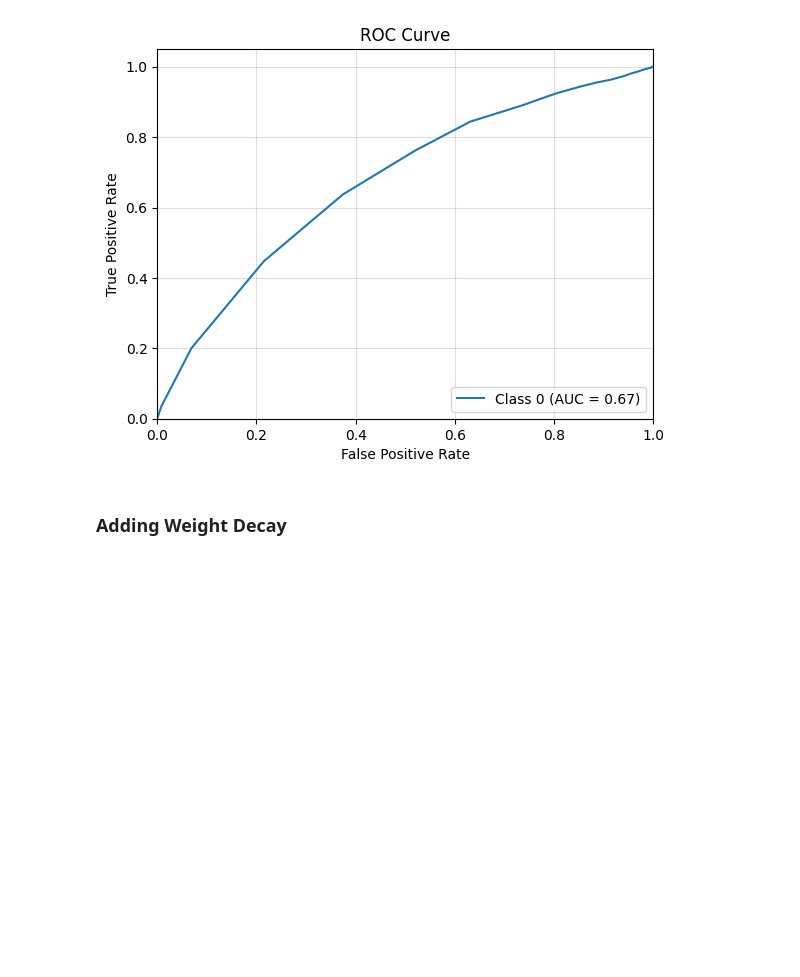
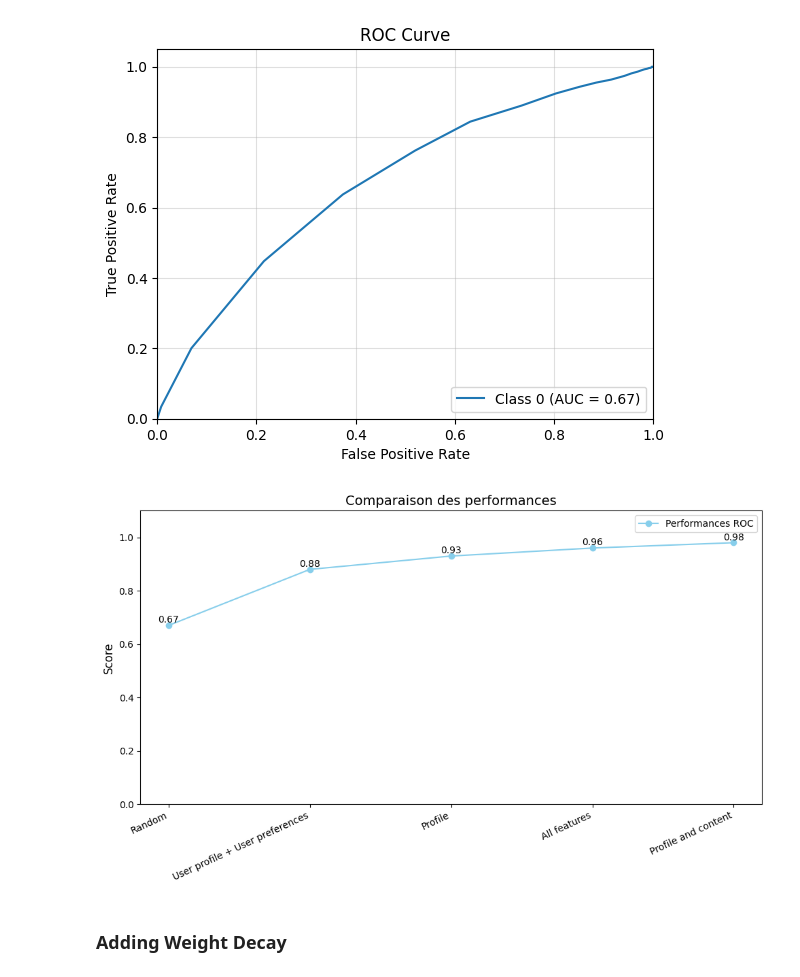
Before and after one commit to greglcr/GeometricDL, a Jupyter notebook: dataprocess.ipynb, the cells around one changed output. Cells and saved outputs as stored; diff of their text form; code cells hidden in the pictures; blank space fills up the shorter version.

Commit message:
score

```diff
--- a/dataprocess.ipynb
+++ b/dataprocess.ipynb
@@ -594,6 +594,33 @@ Epoch: 199, Loss: 0.7450, Train: 0.5101, Val: 0.4853, Test: 0.4992
 plot_roc_curve(test_loader,modelR)
 # %% [output]
 [figure]
+# %%
+import matplotlib.pyplot as plt
+
+labels = [
+    "Random",
+    "User profile + User preferences",
+    "Profile",
+    "All features",
+    "Profile and content"
+]
+values = [0.67, 0.88, 0.93,0.96,0.98]
+
+x_indices = range(len(labels))
+
+plt.figure(figsize=(10, 6))
+plt.plot(x_indices, values, marker='o', linestyle='-', color='skyblue', label='Performances ROC')
+for i, v in enumerate(values):
+    plt.text(i, v + 0.01, f"{v:.2f}", ha='center', fontsize=10)
+plt.title("Comparaison des performances", fontsize=14)
+plt.ylabel("Score", fontsize=12)
+plt.ylim(0, 1.1)
+plt.xticks(ticks=x_indices, labels=labels, rotation=25, ha='right', fontsize=10)
+plt.legend()
+plt.tight_layout()
+plt.show()
+# %% [output]
+[figure, added]
 # %% [markdown]
 ### Adding Weight Decay
 # %%
```
